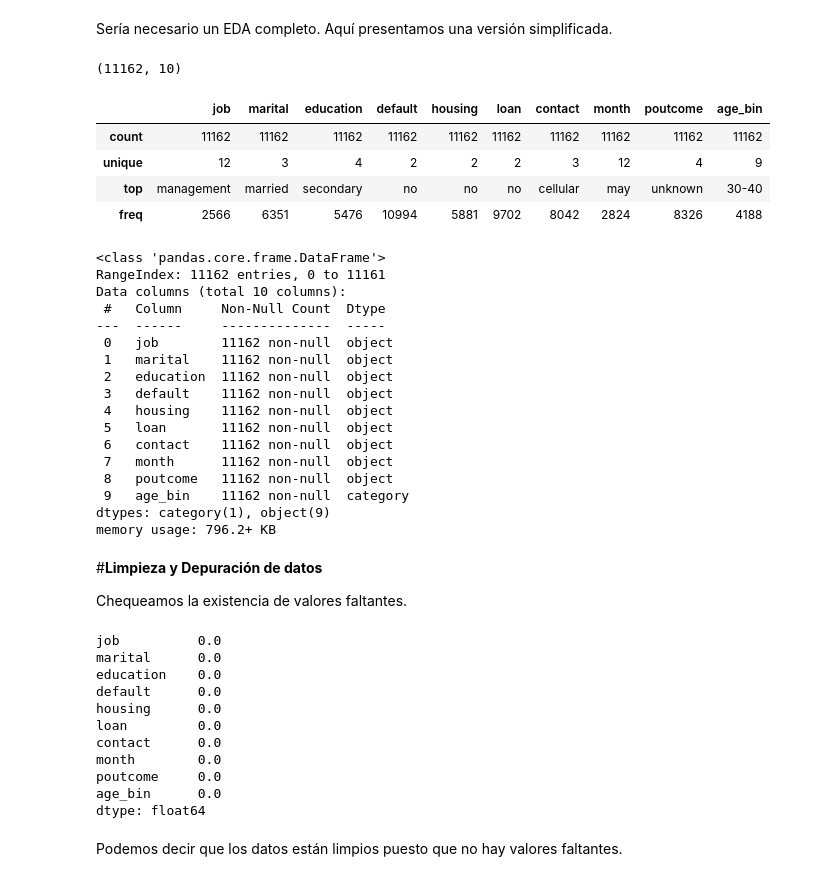
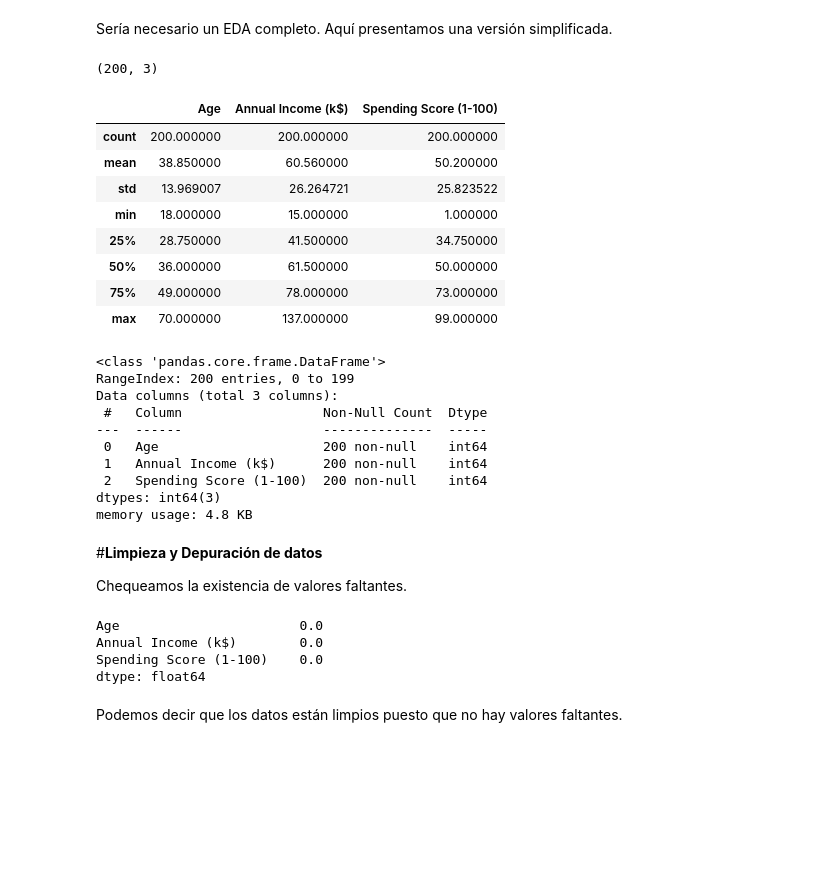
Before and after one commit to IsaacMartindeDiego/IA, a Jupyter notebook: DBSCAN.ipynb, the cells around one changed output. Cells and saved outputs as stored; diff of their text form; code cells hidden in the pictures; blank space fills up the shorter version.

```diff
--- a/DBSCAN.ipynb
+++ b/DBSCAN.ipynb
@@ -45,5 +34,5 @@ from matplotlib.pyplot import xticks
 # %%
 # Cargamos los datos
-bank = pd.read_csv('https://raw.githubusercontent.com/rafiag/DTI2020/main/data/bank.csv')
-bank.head()
+df = pd.read_csv('https://raw.githubusercontent.com/URJCDSLab/Short_Courses/main/Clustering/code/Mall_Customers.csv')
+df.head()
 # %% [output]
@@ -94,0 +51,4 @@ See the caveats in the documentation: https://pandas.pydata.org/pandas-docs/stab
+# %%
+# Importar columnas numéricas
+df_train = df[['Age','Annual Income (k$)', 'Spending Score (1-100)']]
+df_train.head()
@@ -97,54 +64,44 @@ See the caveats in the documentation: https://pandas.pydata.org/pandas-docs/stab
 # %% [markdown]
 Sería necesario un EDA completo. Aquí presentamos una versión simplificada.
 # %%
-bank_cust.shape
+df_train.shape
 # %% [output]
-(11162, 10)
+(200, 3)
 # %%
-bank_cust.describe()
+df_train.describe()
 # %% [output]
-|  | job | marital | education | default | housing | loan | contact | month | poutcome | age_bin |
-| count | 11162 | 11162 | 11162 | 11162 | 11162 | 11162 | 11162 | 11162 | 11162 | 11162 |
-| unique | 12 | 3 | 4 | 2 | 2 | 2 | 3 | 12 | 4 | 9 |
-| top | management | married | secondary | no | no | no | cellular | may | unknown | 30-40 |
-| freq | 2566 | 6351 | 5476 | 10994 | 5881 | 9702 | 8042 | 2824 | 8326 | 4188 |
+|  | Age | Annual Income (k$) | Spending Score (1-100) |
+| count | 200.000000 | 200.000000 | 200.000000 |
+| mean | 38.850000 | 60.560000 | 50.200000 |
+| std | 13.969007 | 26.264721 | 25.823522 |
+| min | 18.000000 | 15.000000 | 1.000000 |
+| 25% | 28.750000 | 41.500000 | 34.750000 |
+| 50% | 36.000000 | 61.500000 | 50.000000 |
+| 75% | 49.000000 | 78.000000 | 73.000000 |
+| max | 70.000000 | 137.000000 | 99.000000 |
 # %%
-bank_cust.info()
+df_train.info()
 # %% [output]
 <class 'pandas.core.frame.DataFrame'>
-RangeIndex: 11162 entries, 0 to 11161
-Data columns (total 10 columns):
- #   Column     Non-Null Count  Dtype
----  ------     --------------  -----
- 0   job        11162 non-null  object
- 1   marital    11162 non-null  object
- 2   education  11162 non-null  object
- 3   default    11162 non-null  object
- 4   housing    11162 non-null  object
- 5   loan       11162 non-null  object
- 6   contact    11162 non-null  object
- 7   month      11162 non-null  object
- 8   poutcome   11162 non-null  object
- 9   age_bin    11162 non-null  category
-dtypes: category(1), object(9)
-memory usage: 796.2+ KB
+RangeIndex: 200 entries, 0 to 199
+Data columns (total 3 columns):
+ #   Column                  Non-Null Count  Dtype
+---  ------                  --------------  -----
+ 0   Age                     200 non-null    int64
+ 1   Annual Income (k$)      200 non-null    int64
+ 2   Spending Score (1-100)  200 non-null    int64
+dtypes: int64(3)
+memory usage: 4.8 KB
 # %% [markdown]
 #**Limpieza y Depuración de datos**
 
 Chequeamos la existencia de valores faltantes.
 # %%
-bank_cust.isnull().sum()*100/bank_cust.shape[0]
+df_train.isnull().sum()*100/df_train.shape[0]
 # %% [output]
-job          0.0
-marital      0.0
-education    0.0
-default      0.0
-housing      0.0
-loan         0.0
-contact      0.0
-month        0.0
-poutcome     0.0
-age_bin      0.0
+Age                       0.0
+Annual Income (k$)        0.0
+Spending Score (1-100)    0.0
 dtype: float64
 # %% [markdown]
 Podemos decir que los datos están limpios puesto que no hay valores faltantes.
```
Also changed, not shown: parts of 13 cells of this notebook.
